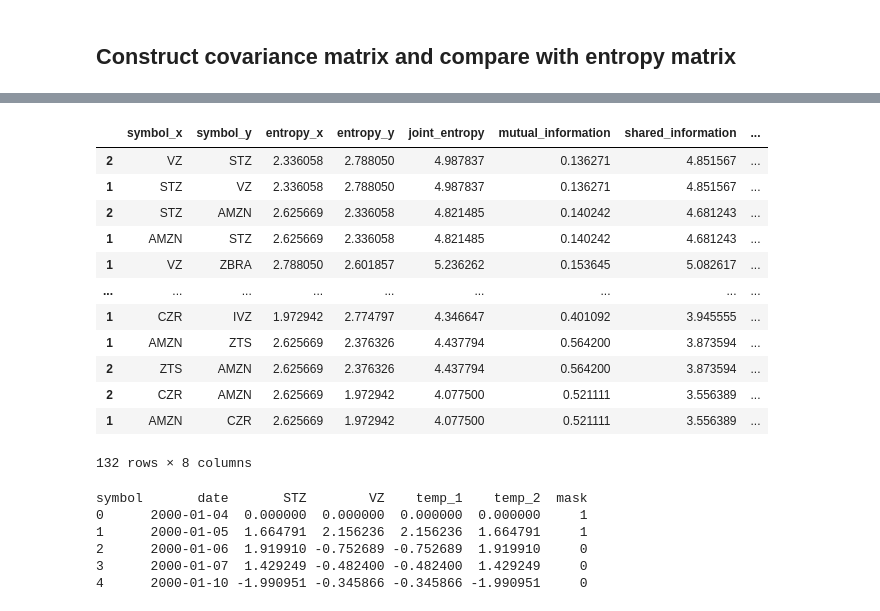
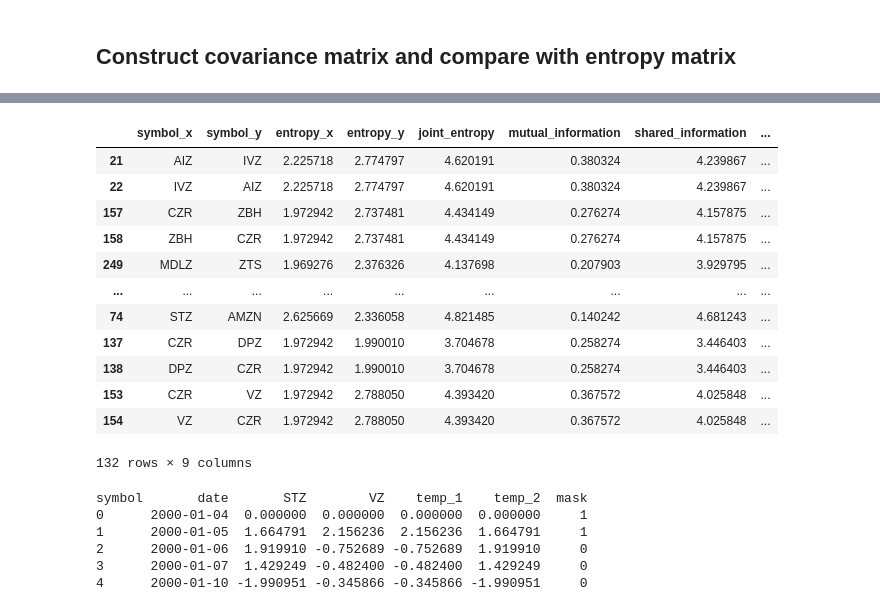
Before and after one commit to fsabrilb/Market_Efficiency, a Jupyter notebook: scripts/estimate_covariance_matrix_entropy.ipynb, the cells around one changed output, grey strips where cells are left out. Cells and saved outputs as stored; diff of their text form; code cells hidden in the pictures.

```diff
--- a/scripts/estimate_covariance_matrix_entropy.ipynb
+++ b/scripts/estimate_covariance_matrix_entropy.ipynb
@@ -295,38 +152,40 @@ df_symbols
-# %%
-df_stock_entropy = pd.DataFrame()
-for i, symbol_1 in enumerate(df_symbols["symbol"]):
-    bins_1 = df_symbols[df_symbols["symbol"] == symbol_1]["bin_value"].values[0]
-    for j, symbol_2 in enumerate(df_symbols["symbol"]):
-        if i <= j:
-            bins_2 = df_symbols[df_symbols["symbol"] == symbol_2]["bin_value"].values[0]
-            df_stock_entropy = df_stock_entropy._append(
-                estimate_shared_info_pairs(
-                    df = df_stock_index,
-                    symbol_x = symbol_1,
-                    symbol_y = symbol_2,
-                    bins_x = bins_1,
-                    bins_y = bins_2,
-                    precision = 12
-                )[0]
-            )
-
-            #print("N1: {}, Symbol: {}, N2: {}, Symbol: {}".format(i, symbol_1, j, symbol_2))
-
-df_stock_entropy[df_stock_entropy["symbol_x"] != df_stock_entropy["symbol_y"]].drop_duplicates().sort_values(["modified_jaccard_distance"], ascending = False)
-# %% [output]
-|  | symbol_x | symbol_y | entropy_x | entropy_y | joint_entropy | mutual_information | shared_information | ... |
-| 2 | VZ | STZ | 2.336058 | 2.788050 | 4.987837 | 0.136271 | 4.851567 | ... |
-| 1 | STZ | VZ | 2.336058 | 2.788050 | 4.987837 | 0.136271 | 4.851567 | ... |
-| 2 | STZ | AMZN | 2.625669 | 2.336058 | 4.821485 | 0.140242 | 4.681243 | ... |
-| 1 | AMZN | STZ | 2.625669 | 2.336058 | 4.821485 | 0.140242 | 4.681243 | ... |
-| 1 | VZ | ZBRA | 2.788050 | 2.601857 | 5.236262 | 0.153645 | 5.082617 | ... |
-| ... | ... | ... | ... | ... | ... | ... | ... | ... |
-| 1 | CZR | IVZ | 1.972942 | 2.774797 | 4.346647 | 0.401092 | 3.945555 | ... |
-| 1 | AMZN | ZTS | 2.625669 | 2.376326 | 4.437794 | 0.564200 | 3.873594 | ... |
-| 2 | ZTS | AMZN | 2.625669 | 2.376326 | 4.437794 | 0.564200 | 3.873594 | ... |
-| 2 | CZR | AMZN | 2.625669 | 1.972942 | 4.077500 | 0.521111 | 3.556389 | ... |
-| 1 | AMZN | CZR | 2.625669 | 1.972942 | 4.077500 | 0.521111 | 3.556389 | ... |
-132 rows × 8 columns
+# %%
+df_cov_2 = df_cov.drop(columns = ["symbol"]).unstack().reset_index()
+df_cov_2.columns = ["symbol_x", "symbol_y", "correlation"]
+df_cov_2["symbol_y"] = df_cov_2["symbol_y"].replace(df_cov["symbol"].to_dict())
+# %%
+df_entropy = ee.estimate_entropy_matrix(
+    df = df_stock_index[df_stock_index["symbol"].str.contains("Z")],
+    min_bins = 10,
+    precision = 12,
+    normalized = True,
+    log_path = "../logs",
+    log_filename = "log_entropy",
+    verbose = 1,
+    tqdm_bar = True
+)
+# %%
+df_final = df_entropy.merge(
+    right = df_cov_2,
+    how = "left",
+    on = ["symbol_x", "symbol_y"]
+)
+
+df_final[df_final["symbol_x"] != df_final["symbol_y"]].drop_duplicates().sort_values(["correlation", "modified_jaccard_distance"], ascending = [False, False])
+# %% [output]
+|  | symbol_x | symbol_y | entropy_x | entropy_y | joint_entropy | mutual_information | shared_information | ... |
+| 21 | AIZ | IVZ | 2.225718 | 2.774797 | 4.620191 | 0.380324 | 4.239867 | ... |
+| 22 | IVZ | AIZ | 2.225718 | 2.774797 | 4.620191 | 0.380324 | 4.239867 | ... |
+| 157 | CZR | ZBH | 1.972942 | 2.737481 | 4.434149 | 0.276274 | 4.157875 | ... |
+| 158 | ZBH | CZR | 1.972942 | 2.737481 | 4.434149 | 0.276274 | 4.157875 | ... |
+| 249 | MDLZ | ZTS | 1.969276 | 2.376326 | 4.137698 | 0.207903 | 3.929795 | ... |
+| ... | ... | ... | ... | ... | ... | ... | ... | ... |
+| 74 | STZ | AMZN | 2.625669 | 2.336058 | 4.821485 | 0.140242 | 4.681243 | ... |
+| 137 | CZR | DPZ | 1.972942 | 1.990010 | 3.704678 | 0.258274 | 3.446403 | ... |
+| 138 | DPZ | CZR | 1.972942 | 1.990010 | 3.704678 | 0.258274 | 3.446403 | ... |
+| 153 | CZR | VZ | 1.972942 | 2.788050 | 4.393420 | 0.367572 | 4.025848 | ... |
+| 154 | VZ | CZR | 1.972942 | 2.788050 | 4.393420 | 0.367572 | 4.025848 | ... |
+132 rows × 9 columns
 # %%
 import matplotlib.pyplot as plt # type: ignore
 import matplotlib.ticker as mtick # type: ignore
```
Also changed, not shown: parts of 16 cells of this notebook, 6 other files.
